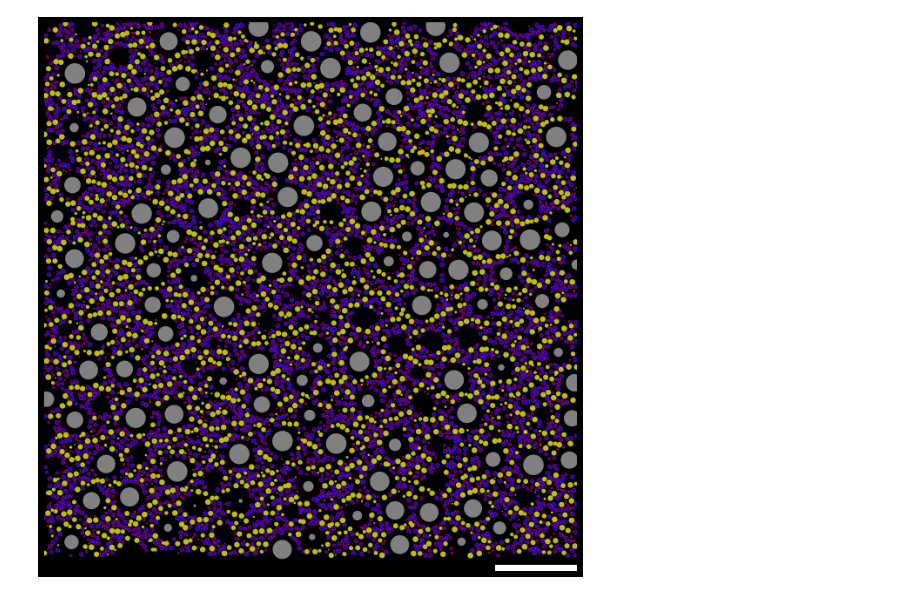
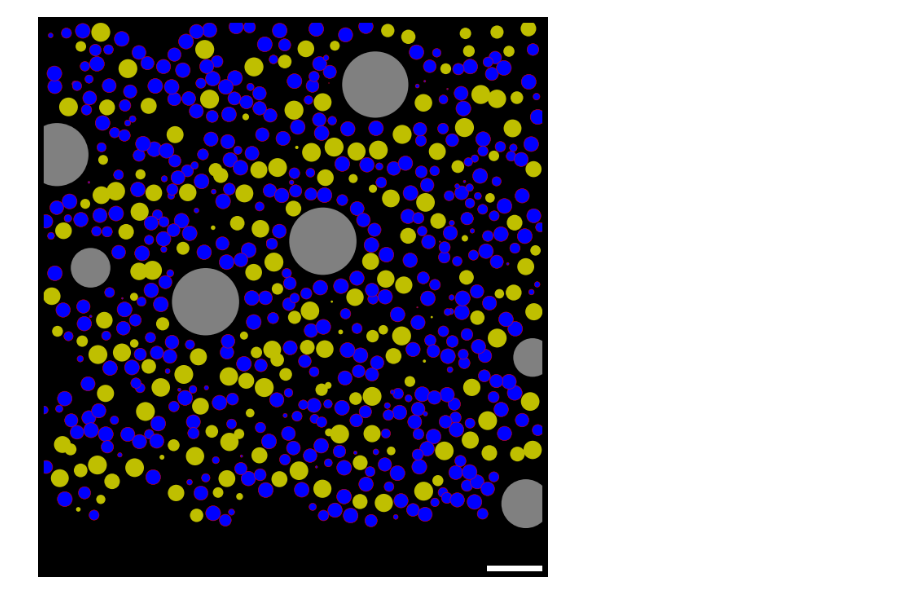
Before and after one commit to CNS-OIST/pycabnn, a Jupyter notebook: docs/fig_POPGEN/plot_pop_gen_figures.ipynb, the cells around one changed output. Cells and saved outputs as stored; diff of their text form; code cells hidden in the pictures.

```diff
--- a/docs/fig_POPGEN/plot_pop_gen_figures.ipynb
+++ b/docs/fig_POPGEN/plot_pop_gen_figures.ipynb
@@ -11,9 +14,12 @@ import pds_plots as ppl
 # %%
-f = np.load('coords_20190613_1.npz')
+fname = "coords_20190613_2.npz"
+f = np.load(fname)
 
 mf = f['mf']
 
-bbox = [[0, 1500], [0-20, 700], [0, 200]]
+# bbox = [[0, 1500], [0-20, 700], [0, 200]]
+bbox = [[0, 200], [0-20, 200], [0, 200]]
+
 
 def limit_to_box(x, box):
     mf = x.copy()
@@ -30,6 +36,8 @@ def fix_coors(x):
 mf = fix_coors(mf)
 # %%
 bbox = bbox[:2]
+
+plt.style.use('dark_background')
 ax = ppl.plot_mf_1(mf, bbox, 4, save=False)
 ax.plot([bbox[0][1]-100, bbox[0][1]], [bbox[1][0]+2.5, bbox[1][0]+2.5], 'w', linewidth=10)
 # ppl.plot_mf_2(mf, [1500, 700], save=True)
@@ -41,10 +49,10 @@ plt.savefig('mf.png', dpi=300/2.54)
 # %%
-bbox = [[0, 1500], [0-20, 700], [0, 200]]
+bbox = [[0, 200], [0-20, 200], [0, 200]]
 
 goc = f['goc']
 goc = fix_coors(goc)
 
 ax = ppl.plot_goc(goc, bbox, 100, 13.5)
-ax.plot([bbox[0][1]-100, bbox[0][1]], [bbox[1][0], bbox[1][0]], 'w', linewidth=15)
+ax.plot([bbox[0][1]-20, bbox[0][1]], [bbox[1][0], bbox[1][0]], 'w', linewidth=15)
 plt.savefig('goc.png', dpi=300/2.54)
 # %% [output]
@@ -64,17 +73,17 @@ plt.savefig('goc+glo.png', dpi=300/2.54)
 # %%
 grc = f['grc_nop']
 grc = fix_coors(grc)
 
 ax = ppl.plot_all_pop(
     (goc, 13.5),
-    (glo, 6.6 / 1.75),
-    (grc, 2.75),
+    (glo, 7.6 / 2),
+    (grc, 3),
     bbox, 100)
-ax.plot([bbox[0][1]-100, bbox[0][1]], [bbox[1][0], bbox[1][0]], 'w', linewidth=15)
+ax.plot([bbox[0][1]-20, bbox[0][1]], [bbox[1][0], bbox[1][0]], 'w', linewidth=15)
 plt.savefig('all.png', dpi=300/2.54)
 # %% [output]
 [interactive output not drawn]
 [interactive output not drawn]
 [interactive output not drawn]
-[figure, old version]
+[figure, new version]
 # %%
```
Also changed, not shown: parts of 8 cells of this notebook, 9 other files.
